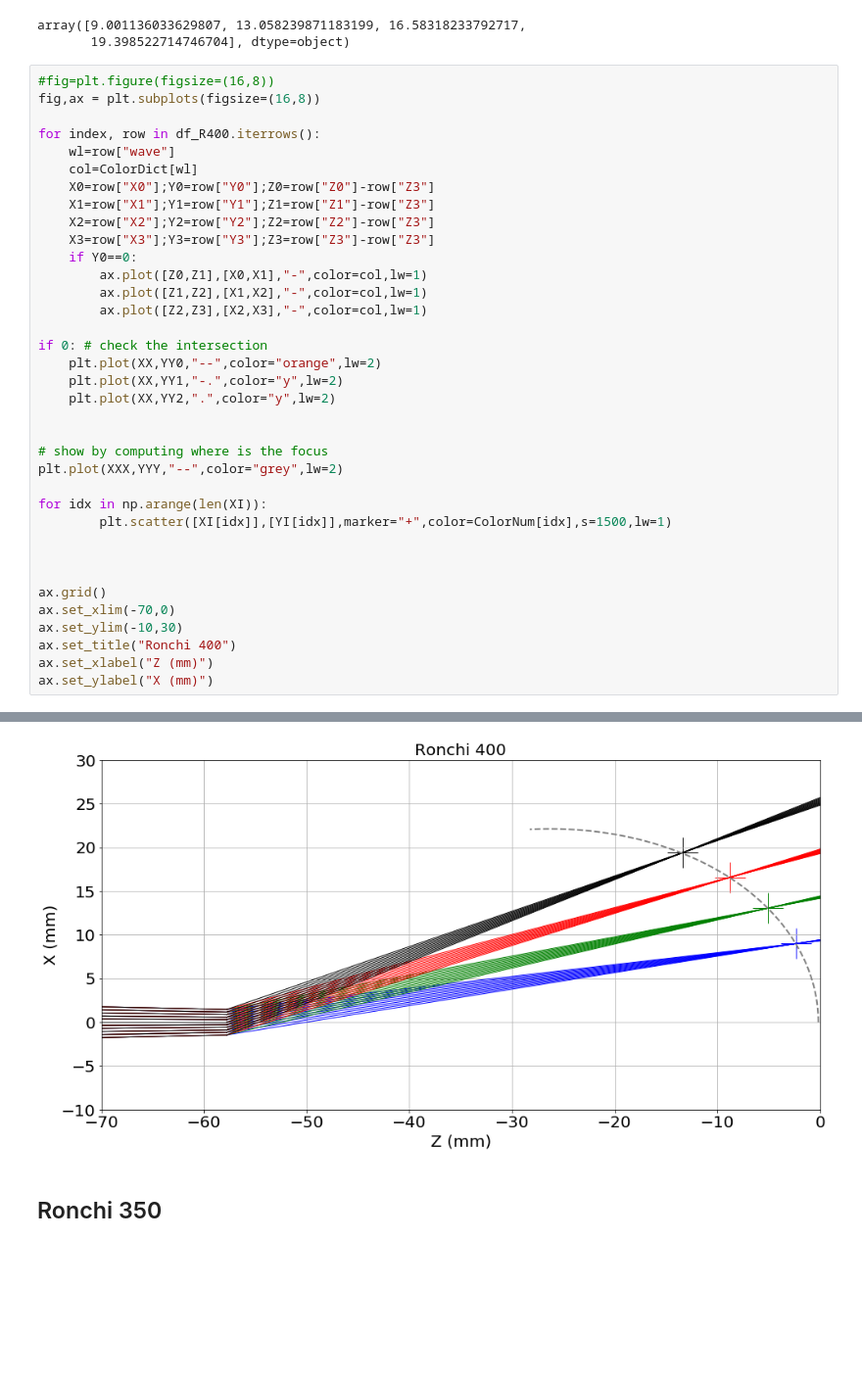
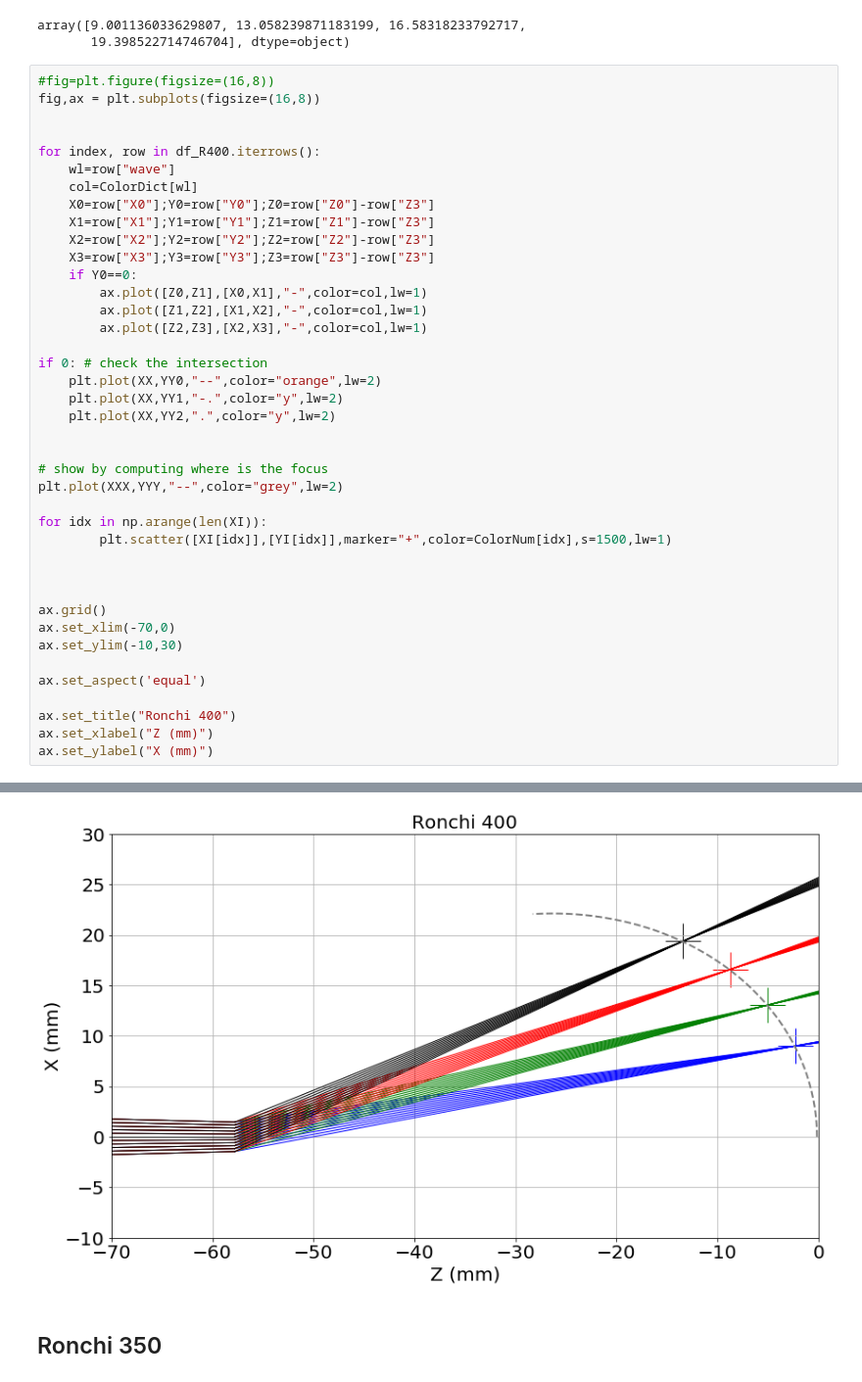
Before and after one commit to sylvielsstfr/OpticSimWthB4, a Jupyter notebook: DrawBeams/notebooks_draw/DrawBeams_swap.ipynb, the cells around one changed output, grey strips where cells are left out. Shown at 98% size. Saved outputs shown, nothing was run; the diff lists cells and outputs as text; blank space fills up the shorter version.

Commit message:
update with aspect equal

```diff
--- a/DrawBeams/notebooks_draw/DrawBeams_swap.ipynb
+++ b/DrawBeams/notebooks_draw/DrawBeams_swap.ipynb
@@ -591,6 +591,7 @@ array([9.001136033629807, 13.058239871183199, 16.58318233792717,
 # %%
 #fig=plt.figure(figsize=(16,8))
 fig,ax = plt.subplots(figsize=(16,8))
+
 
 for index, row in df_R400.iterrows():
     wl=row["wave"]
@@ -599,34 +600,37 @@ for index, row in df_R400.iterrows():
     X1=row["X1"];Y1=row["Y1"];Z1=row["Z1"]-row["Z3"]
     X2=row["X2"];Y2=row["Y2"];Z2=row["Z2"]-row["Z3"]
     X3=row["X3"];Y3=row["Y3"];Z3=row["Z3"]-row["Z3"]
     if Y0==0:
         ax.plot([Z0,Z1],[X0,X1],"-",color=col,lw=1)
         ax.plot([Z1,Z2],[X1,X2],"-",color=col,lw=1)
         ax.plot([Z2,Z3],[X2,X3],"-",color=col,lw=1)
 
 if 0: # check the intersection
     plt.plot(XX,YY0,"--",color="orange",lw=2)
     plt.plot(XX,YY1,"-.",color="y",lw=2)
     plt.plot(XX,YY2,".",color="y",lw=2)
 
 
 # show by computing where is the focus
 plt.plot(XXX,YYY,"--",color="grey",lw=2)
 
 for idx in np.arange(len(XI)):
         plt.scatter([XI[idx]],[YI[idx]],marker="+",color=ColorNum[idx],s=1500,lw=1)
 
 
 
 ax.grid()
 ax.set_xlim(-70,0)
 ax.set_ylim(-10,30)
+
+ax.set_aspect('equal')
+
 ax.set_title("Ronchi 400")
 ax.set_xlabel("Z (mm)")
 ax.set_ylabel("X (mm)")
 # %% [output]
 Text(0, 0.5, 'X (mm)')
-[figure, old version]
+[figure, new version]
 # %% [markdown]
 ## Ronchi 350
 # %%
```
Also changed, not shown: parts of 2 cells of this notebook, 1 other file.
